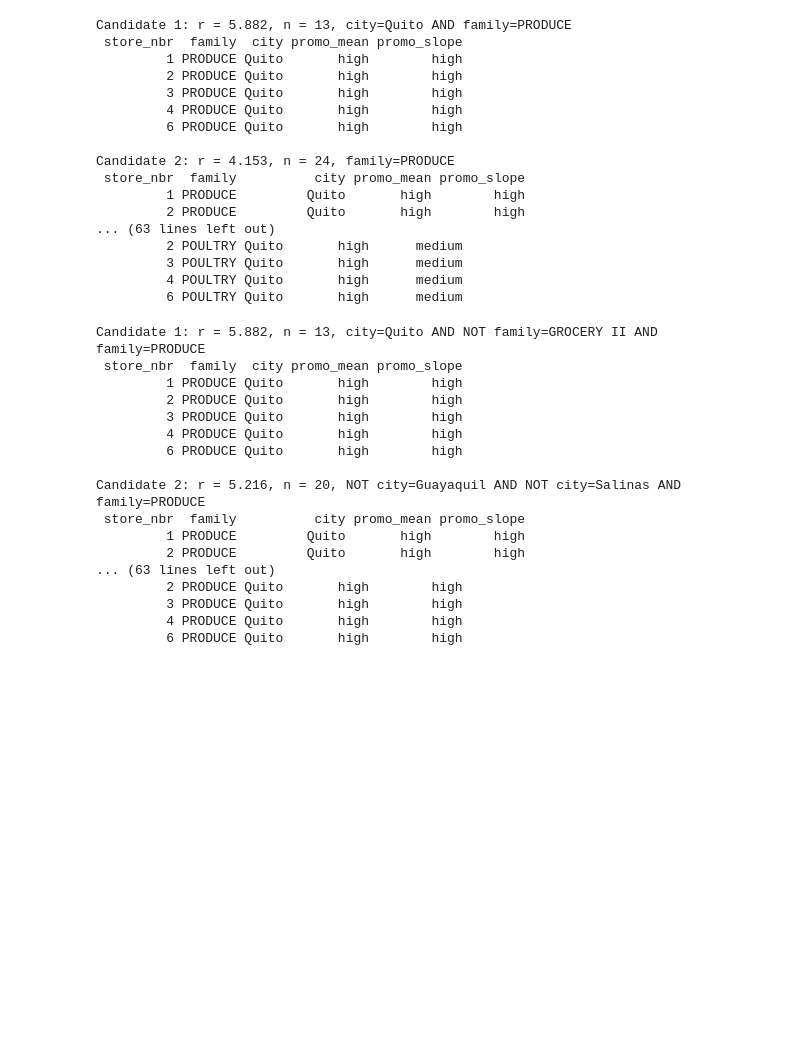
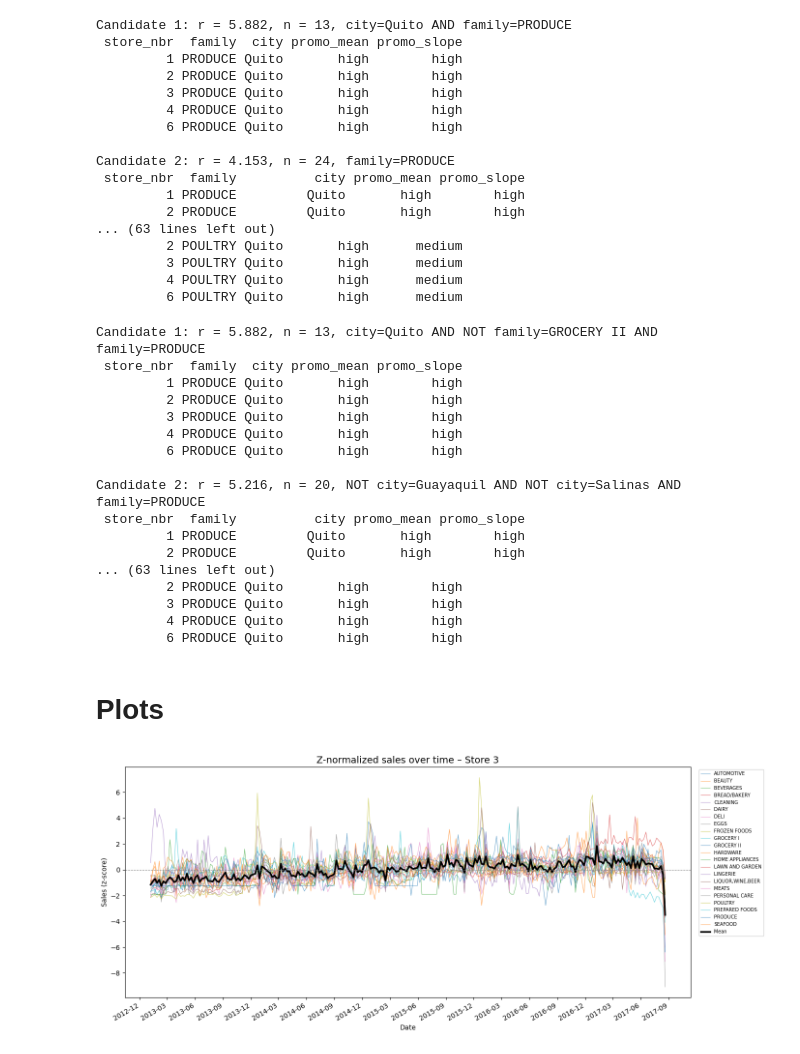
Before and after one commit to MuhammadIbneRafiq/you-only-search-up, a Jupyter notebook: stores_test.ipynb, the cells around one changed output. Cells and saved outputs as stored; diff of their text form; code cells hidden in the pictures; blank space fills up the shorter version.

Commit message:
Adding plots

```diff
--- a/stores_test.ipynb
+++ b/stores_test.ipynb
@@ -2,7 +4,7 @@
 import pandas as pd
 import numpy as np
 
-df = pd.read_csv('final_sales_dataset.csv')
+df = pd.read_csv(r'final_sales_dataset.csv')
 
 # Descriptors:city, family, promo_mean (avg promotion intensity of series, low medium high), promo_slope (trend in promotion intensity, low medium high)
 # Target: sales (one trajectory per series)
@@ -22,7 +31,7 @@ def tertiles(x):
     return pd.qcut(x.rank(method='first'), 3, labels=['low', 'medium', 'high'])
 
 
-def build_data(path='final_sales_dataset.csv', lead_zero_frac=0.1):
+def build_data(path=r'final_sales_dataset.csv', lead_zero_frac=0.1):
     """
     - Y:     target, one row per store x family series = weekly sales, z-scored within the series
     - A:     binary descriptor matrix (rows = series, cols = "attribute == value")
@@ -285,3 +296,39 @@ Candidate 2: r = 5.216, n = 20, NOT city=Guayaquil AND NOT city=Salinas AND fami
          3 PRODUCE Quito       high        high
          4 PRODUCE Quito       high        high
          6 PRODUCE Quito       high        high
+# %% [markdown]
+# Plots
+# %%
+# Example code to make a plot of sales trajectories using store number 3.
+
+import pandas as pd
+import matplotlib.pyplot as plt
+import matplotlib.dates as mdates
+
+store1 = Y[Y.index.get_level_values('store_nbr') == 3]
+
+dates = pd.to_datetime(store1.columns)
+
+fig, ax = plt.subplots(figsize=(14, 6))
+
+for idx, row in store1.iterrows():
+    label = idx[1:] if isinstance(idx, tuple) else idx
+    label = ', '.join(map(str, label)) if isinstance(label, tuple) else str(label)
+    ax.plot(dates, row.values, linewidth=0.8, alpha=0.6, label=label)
+
+# Optional: overall average trend across all series for store 3
+ax.plot(dates, store1.mean(axis=0).values, color='black', linewidth=2.5, label='Mean')
+
+ax.set_title('Z-normalized sales over time – Store 3', fontsize=14)
+ax.set_xlabel('Date')
+ax.set_ylabel('Sales (z-score)')
+ax.axhline(0, color='grey', linestyle='--', linewidth=0.8)
+ax.xaxis.set_major_locator(mdates.MonthLocator(interval=3))
+ax.xaxis.set_major_formatter(mdates.DateFormatter('%Y-%m'))
+fig.autofmt_xdate()
+
+ax.legend(bbox_to_anchor=(1.01, 1), loc='upper left', fontsize=7, ncol=1)
+plt.tight_layout()
+plt.show()
+# %% [output]
+[figure, added]
```
Also changed, not shown: parts of 8 cells of this notebook, 1 other file.
